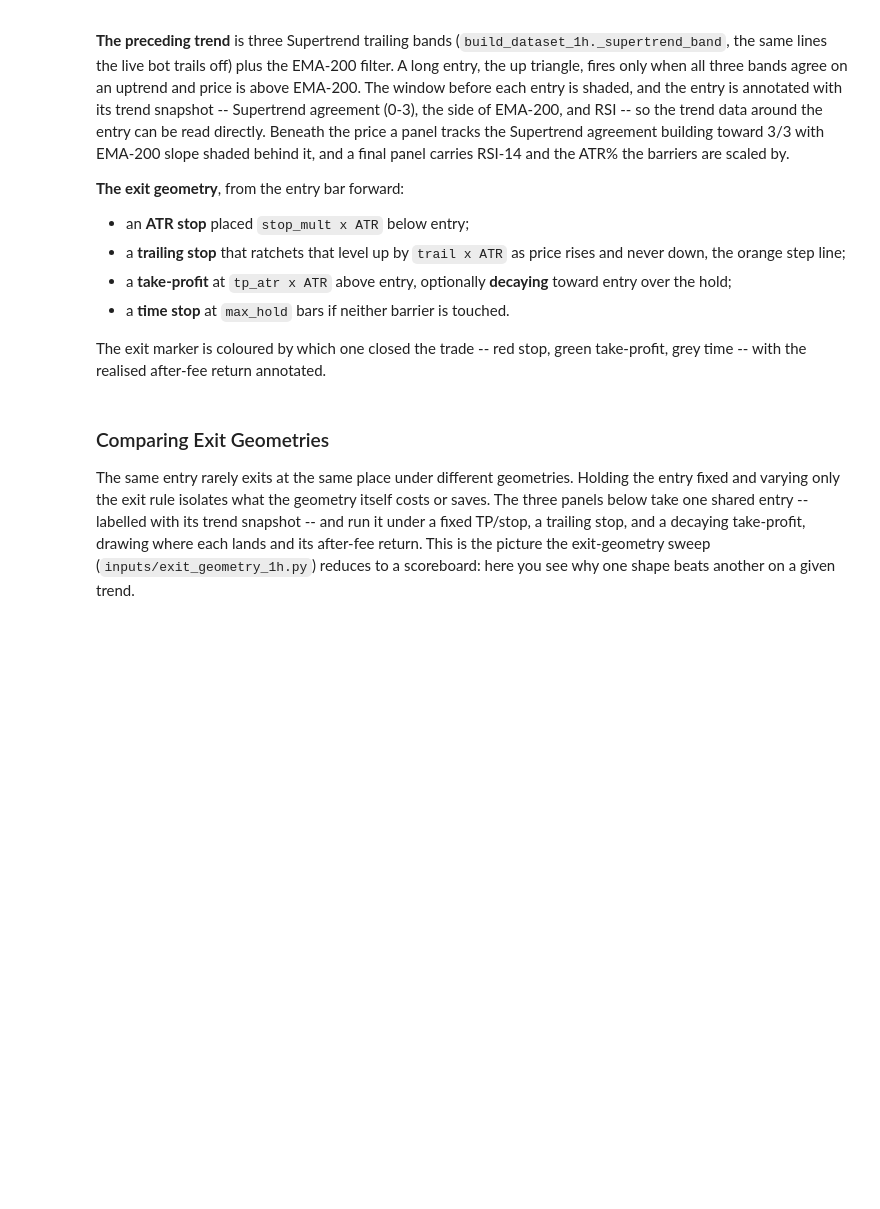
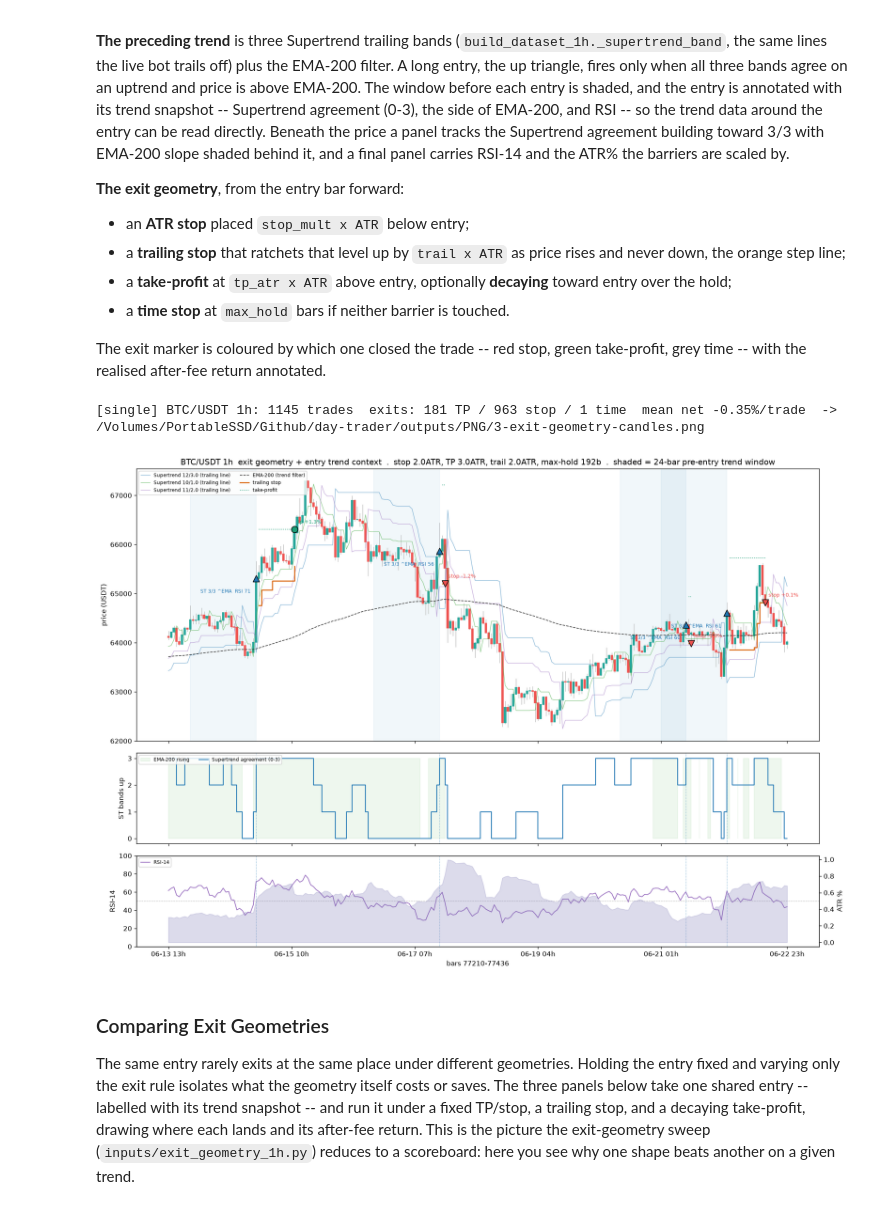
Before and after one commit to seamusrobertmurphy/swing-trader, a Jupyter notebook: 03-trader-execution/03-trader-execution.ipynb, the cells around one changed output. Saved outputs shown, nothing was run; the diff lists cells and outputs as text; code cells hidden in the pictures; blank space fills up the shorter version.

Commit message:
candlerus

```diff
--- a/03-trader-execution/03-trader-execution.ipynb
+++ b/03-trader-execution/03-trader-execution.ipynb
@@ -667,20 +857,24 @@ with the realised after-fee return annotated.
 # %%
 # --- Exit geometry on real candles + the trend data around each entry --------------------
 # Heavy multi-panel rendering lives in inputs/exit_geometry_viz.py (single source, also used by
 # chapters 1 and 2). Here the pipeline stays legible: trend -> entries -> exit simulation -> plot.
 import exit_geometry_viz as egv
 
 EXIT_SYMBOL = "BTC/USDT"                                          # any coin with klines on disk
 EXIT_CFG    = dict(stop_mult=2.0, tp_atr=3.0, trail=2.0, tp_decay=False)   # one exit configuration
 FEE         = 0.001                                              # 10 bps per side
 MAX_HOLD    = bd.LABEL["horizon_bars"] * 4                       # time stop, generous vs the label horizon
 
 ohlc = bd.load_coin(bd.DEFAULT_KLINES_ROOT, EXIT_SYMBOL.replace("/", "")).reset_index(drop=True)
 lines, ema, entries, ups = egv.compute_trend(ohlc)               # 3 Supertrend trailing lines + EMA-200 + entries
 trades, atrp = egv.simulate_with_path(ohlc, entries, EXIT_CFG, FEE, MAX_HOLD)   # exit mechanics, path recorded
-egv.plot_single(ohlc, lines, ema, ups, trades, atrp, EXIT_CFG, MAX_HOLD, FEE,   # shaded pre-entry window,
-                f"{EXIT_SYMBOL} {bd.INTERVAL}",                                  # ST-agreement + RSI panels,
-                OUTPUTS / "PNG" / "3-exit-geometry-candles.png", show=True)      # entry trend annotations
+fig = egv.plot_single(ohlc, lines, ema, ups, trades, atrp, EXIT_CFG, MAX_HOLD, FEE,   # shaded pre-entry window,
+                      f"{EXIT_SYMBOL} {bd.INTERVAL}",                                  # ST-agreement + RSI panels,
+                      OUTPUTS / "PNG" / "3-exit-geometry-candles.png", show=False)     # entry trend annotations
+show_fig(fig)                                                     # embed inline (Positron-safe)
+# %% [output]
+[single] BTC/USDT 1h: 1145 trades  exits: 181 TP / 963 stop / 1 time  mean net -0.35%/trade  -> /Volumes/PortableSSD/Github/day-trader/outputs/PNG/3-exit-geometry-candles.png
+[figure, added]
 # %% [markdown]
 ### Comparing Exit Geometries
 
```
Also changed, not shown: parts of 10 cells of this notebook, 1 other file.
